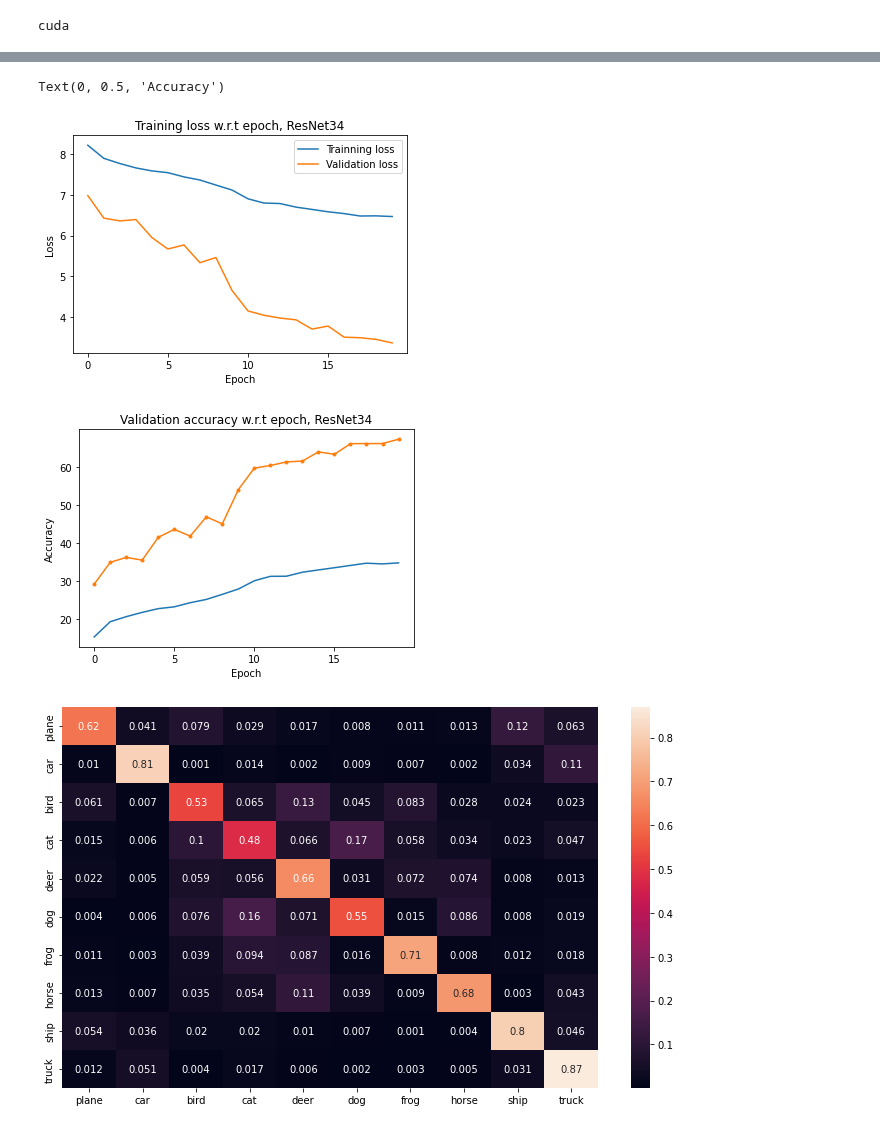
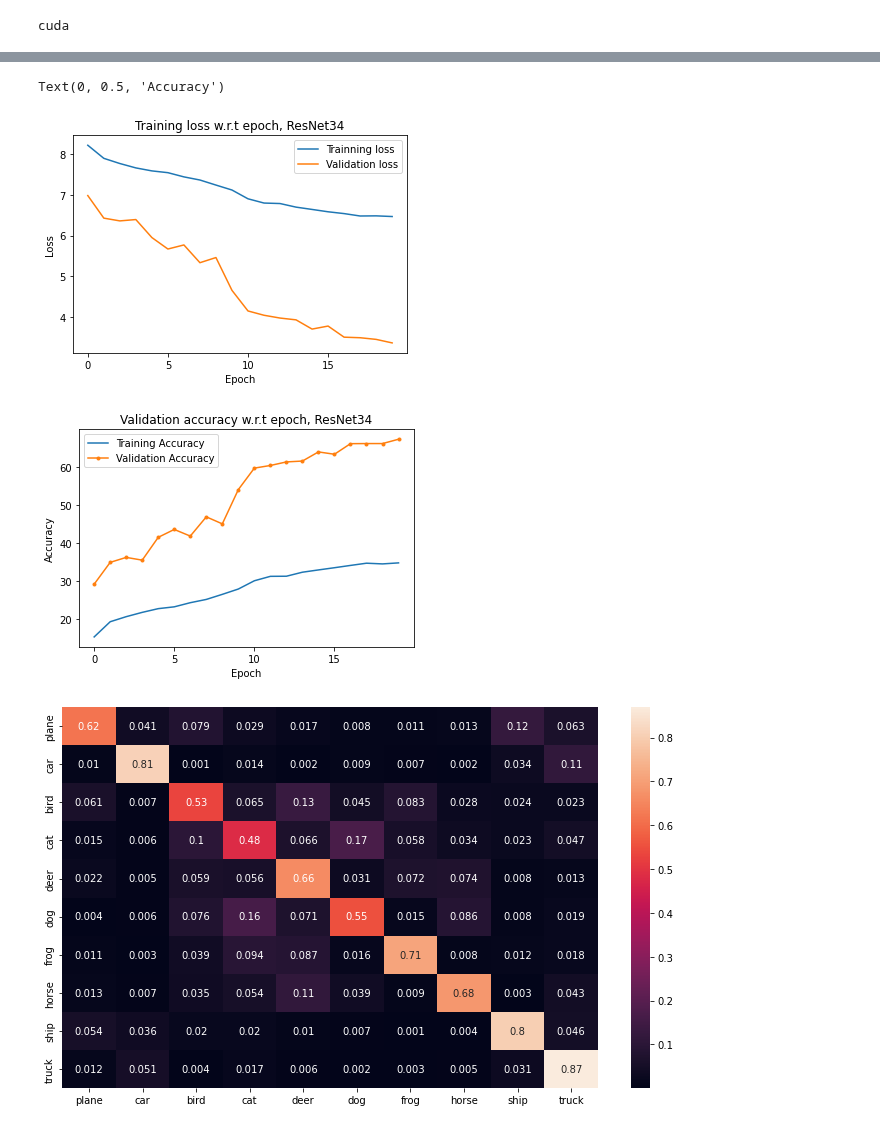
Before and after one commit to PunnawatSiri/gcp_Deep-learning, a Jupyter notebook: Resnet-34_50sl.ipynb, the cells around one changed output, grey strips where cells are left out. Saved outputs shown, nothing was run; the diff lists cells and outputs as text; code cells hidden in the pictures.

Commit message:
Added Legend

```diff
--- a/Resnet-34_50sl.ipynb
+++ b/Resnet-34_50sl.ipynb
@@ -303,24 +303,25 @@ Got 6719 / 10000 with Validation accuracy 67.19
 # %%
 xi = list(range(epoches))
 plt.xticks(range(0,epoches,5))
 plt.figure(1)
 plt.plot(xi,loss_store_train,label = 'Trainning loss')
 plt.plot(xi,loss_store_val, label = 'Validation loss')
 plt.legend()
 plt.xlabel('Epoch')
 plt.ylabel('Loss')
 plt.title('Training loss w.r.t epoch, ResNet34')
 plt.figure(2)
 plt.xticks(range(0,epoches,5))
 plt.plot(xi,train_acc_store, label = 'Training Accuracy')
 plt.plot(xi,val_acc_store,marker='.', label = 'Validation Accuracy')
+plt.legend()
 plt.title('Validation accuracy w.r.t epoch, ResNet34')
 plt.xlabel('Epoch')
 plt.ylabel('Accuracy')
 # %% [output]
 Text(0, 0.5, 'Accuracy')
 [figure]
-[figure, old version]
+[figure, new version]
 # %%
 filename = 'Resnet-34_50sl'
 PATH = './' + filename + '.pth'
```
